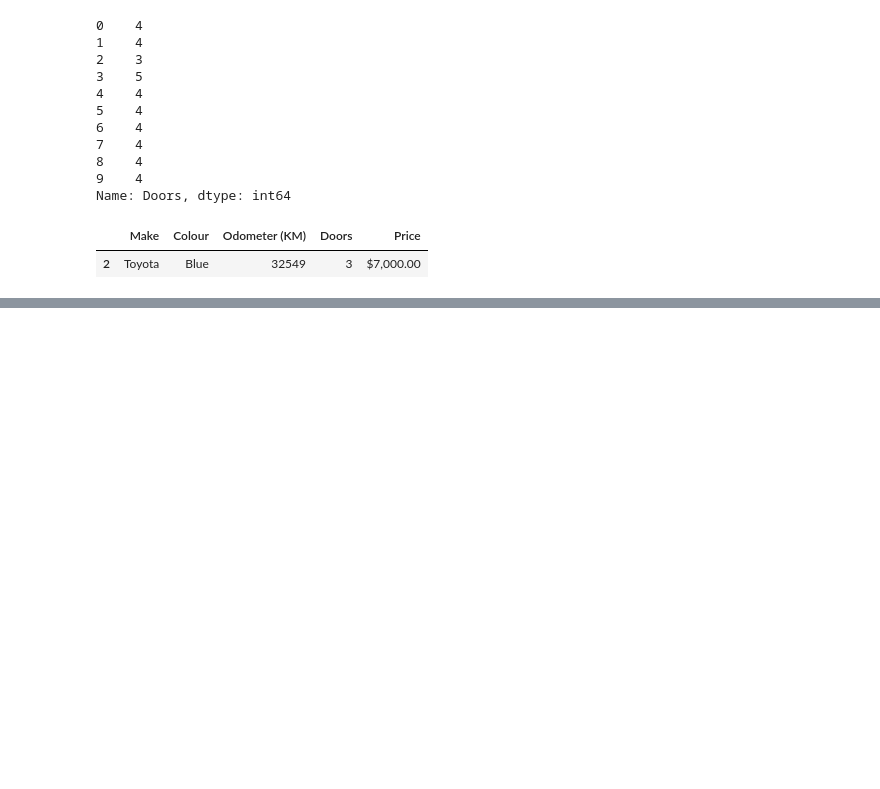
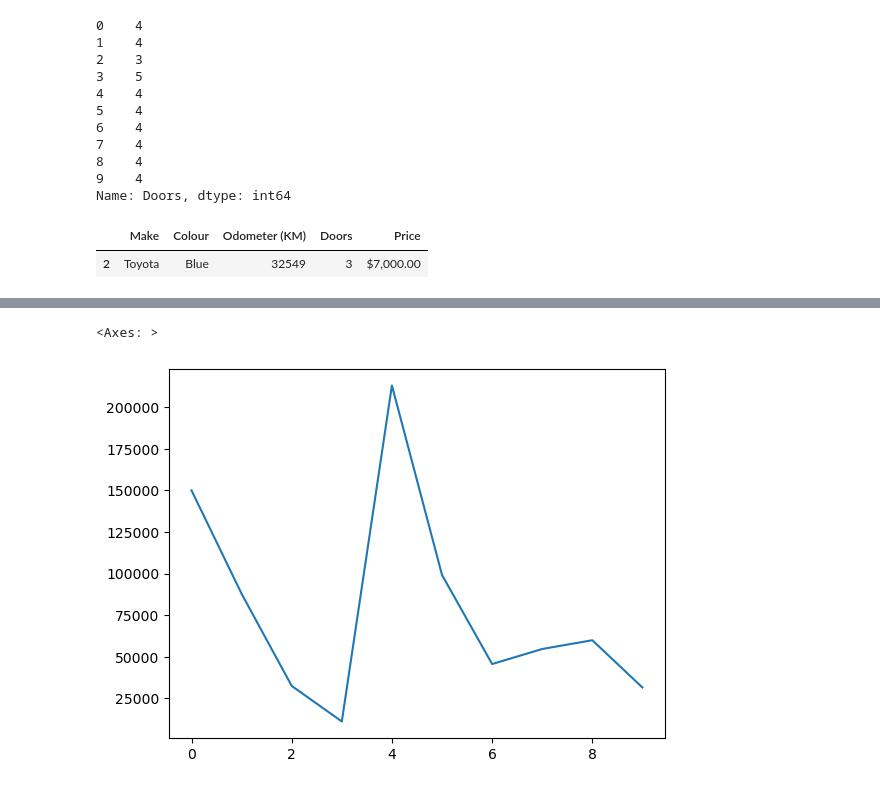
Before and after one commit to chapi1420/data_science, a Jupyter notebook: 2.pandas/1. introduction_to_pandas/pandas.ipynb, the cells around one changed output, grey strips where cells are left out. Drawn from its saved outputs; the diff is of its cells as text; code cells hidden in the pictures; blank space fills up the shorter version.

```diff
--- a/2.pandas/1. introduction_to_pandas/pandas.ipynb
+++ b/2.pandas/1. introduction_to_pandas/pandas.ipynb
@@ -173,0 +200,5 @@ car_sales[(car_sales["Make"]=="Toyota") & (car_sales["Colour"]=="Blue")] #specif
+# %%
+car_sales["Odometer (KM)"].plot()
+# %% [output]
+<Axes: >
+[figure, added]
```
Also changed, not shown: parts of 7 cells of this notebook.
